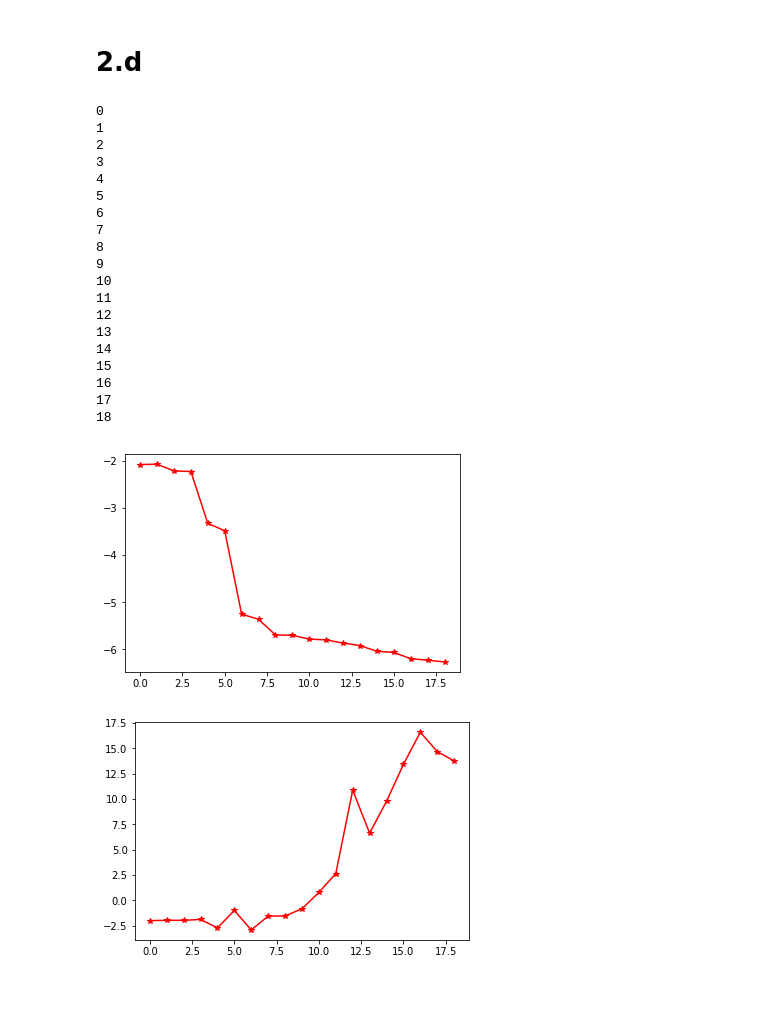
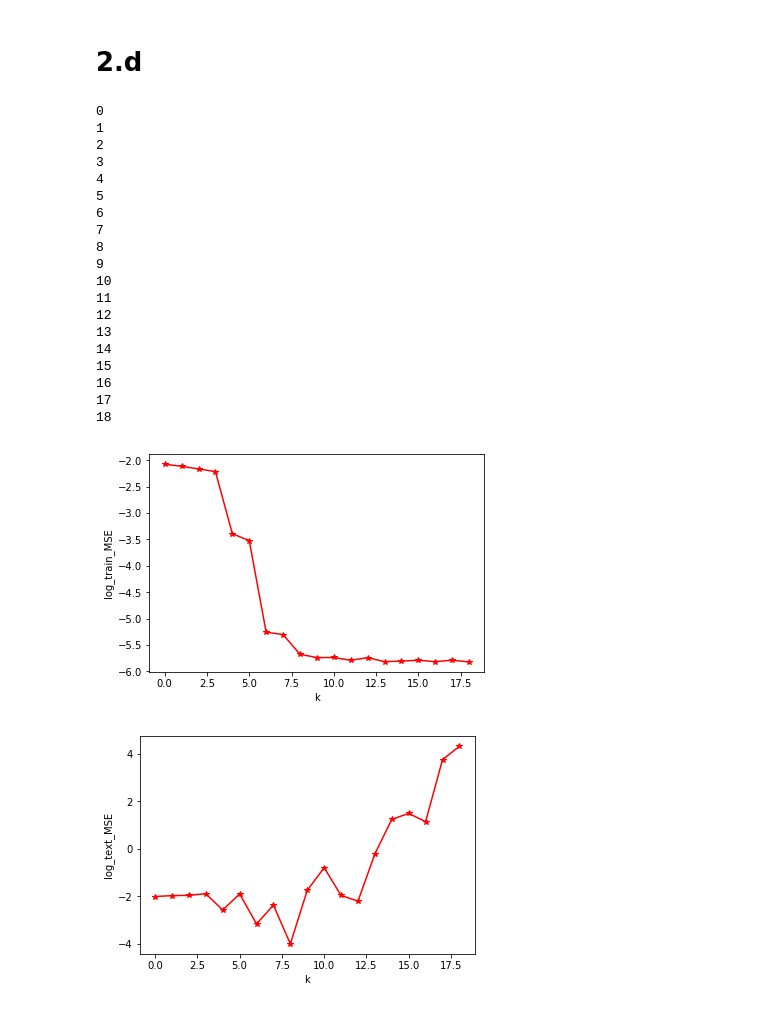
Before and after one commit to CodeDealer31/Supervised, a Jupyter notebook: Supervised_1_2.ipynb, the cells around one changed output. Saved outputs shown, nothing was run; the diff lists cells and outputs as text; code cells hidden in the pictures.

```diff
--- a/Supervised_1_2.ipynb
+++ b/Supervised_1_2.ipynb
@@ -17,12 +17,9 @@ def regression(X,Y,k):
     XTX = real_X.dot(real_X.T)
 #     [ll,oo] = np.linalg.eig(XTX)
     XTY = real_X.dot(Y)
-#     w = np.linalg.inv(XTX).dot(XTY)
-    w = np.mat(real_X).I.T.dot(np.mat(Y).T)
+    w = np.linalg.pinv(XTX).dot(XTY)
+#     w = np.mat(real_X).I.T.dot(np.mat(Y).T)
     return w
-    print(XTX)
-    print(XTY)
-    print(w)
 # %%
 def evaluate_reg(w,X):
     k = len(w)
@@ -132,12 +138,10 @@ MSEv = list(range(18))
 for k in dim:
     x_axix = np.linspace(0,1,100)
     y = np.linspace(0,0,100)
-    w = regression(rx,ry,k)
-    Y_e = evaluate_reg(w,rx)
-    MSEv[k-1] = MSE(Y_e,ry)[0,0]
-plt.plot(dim,np.log(MSEv))
-plt.xlabel("dimension")
+    w = regression(rx,ry,k) # parameters
+    Y_e = evaluate_reg(w,rx)#estimates
+    MSEv[k-1] = MSE(Y_e,ry)#[0,0]
+plt.plot(dim,np.log(MSEv),'*-')
+plt.xlabel("k")
 plt.ylabel("log(MSE)")
-
-MSEv
 # %% [output]
@@ -169,9 +156,9 @@ dim = range(1,19)
 for k in dim:
     w = regression(rx,ry,k)
     Y_e = evaluate_reg(w,rxt)
-    MSEv[k-1] = MSE(Y_e,ryt)[0,0]
-plt.plot(dim,np.log(MSEv))
-plt.xlabel("dimension")
+    MSEv[k-1] = MSE(Y_e,ryt)
+plt.plot(dim,np.log(MSEv),'*-')
+plt.xlabel("k")
 plt.ylabel("log(test_MSE)")
 # %% [output]
 Text(0, 0.5, 'log(test_MSE)')
@@ -191,43 +178,43 @@ for k in range(19):
         w = regression(rx,ry,k+1)
         Y_e = evaluate_reg(w,rx)
         tt_e = evaluate_reg(w,ttx)
-        MSE1 = MSE1+MSE(Y_e,ry)
-        MSE2 = MSE2+MSE(tt_e,tty)
+        MSE1 = MSE1+MSE(Y_e,ry)#MSE for train set
+        MSE2 = MSE2+MSE(tt_e,tty)#MSE for test set
     MSE1 = MSE1/100
     MSE2 = MSE2/100
     tr_mse.append(MSE1)
     tt_mse.append(MSE2)
 logmsetr = [math.log(i) for i in tr_mse]
 logmsett = [math.log(i) for i in tt_mse]
 xaxix = range(19)
 plt.figure()
 plt.plot(xaxix, logmsetr, 'r*-')
-plt.xlabel("iteration")
-plt.ylabel("logMSE")
+plt.xlabel("k")
+plt.ylabel("log_train_MSE")
 plt.figure()
 plt.plot(xaxix, logmsett, 'r*-')
-plt.xlabel("iteration")
-plt.ylabel("logMSE")
+plt.xlabel("k")
+plt.ylabel("log_text_MSE")
 plt.show()
 # %% [output]
 0
 1
 2
 3
 4
 5
 6
 7
 8
 9
 10
 11
 12
 13
 14
 15
 16
 17
 18
-[figure, old version]
+[figure, new version]
-[figure, old version]
+[figure, new version]
```
Also changed, not shown: parts of 5 cells of this notebook, 2 other files.
